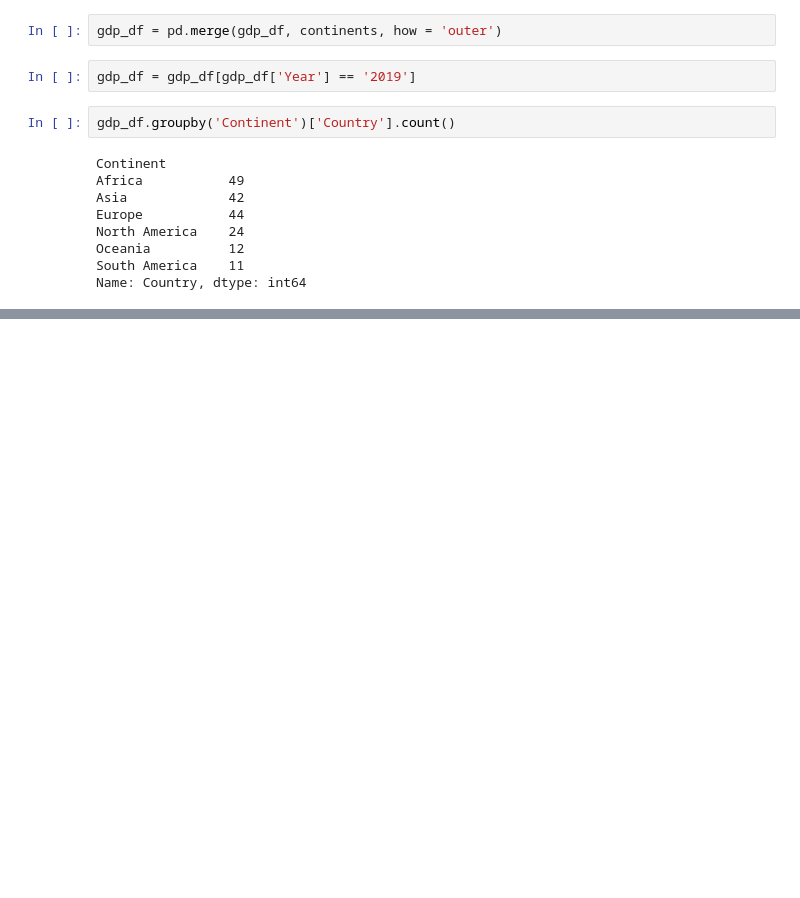
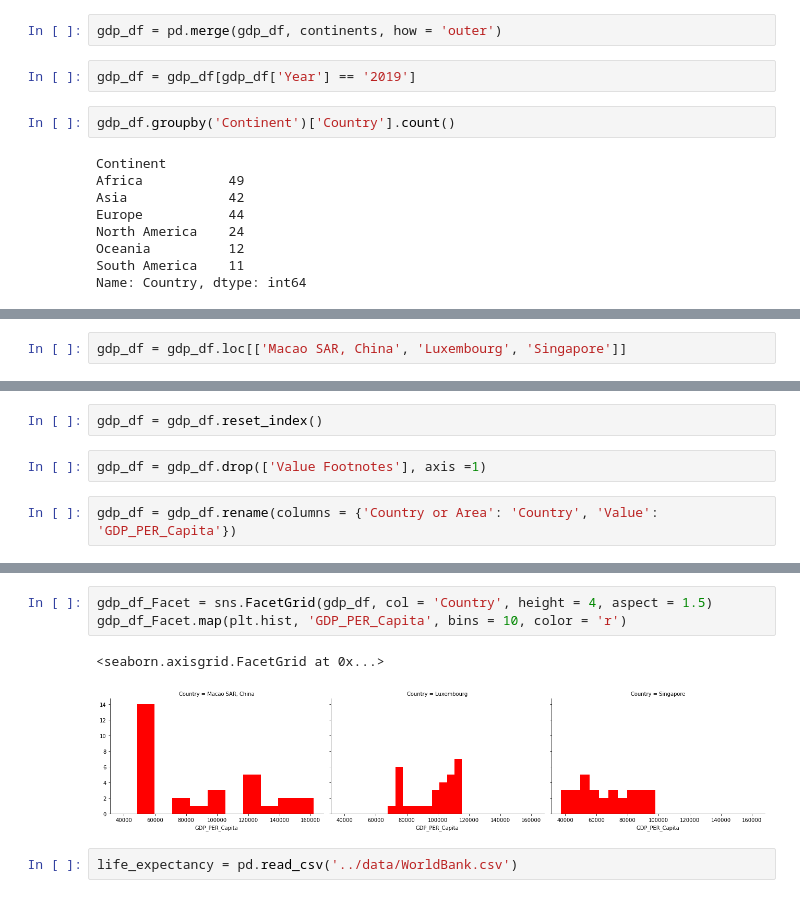
Before and after one commit to nss-data-science-cohort-6/un_data_question-tjsimpson524, a Jupyter notebook: notebooks/UN_Data_Exploration.ipynb, the cells around one changed output, grey strips where cells are left out. Cells and saved outputs as stored; diff of their text form; blank space fills up the shorter version.

```diff
--- a/notebooks/UN_Data_Exploration.ipynb
+++ b/notebooks/UN_Data_Exploration.ipynb
@@ -409,0 +459,2 @@ life_expectancy.melt(id_vars='Country Name')
+# %%
+gdp_df = gdp_df.loc[['Macao SAR, China', 'Luxembourg', 'Singapore']]
@@ -409,0 +478,6 @@ life_expectancy.melt(id_vars='Country Name')
+# %%
+gdp_df = gdp_df.reset_index()
+# %%
+gdp_df = gdp_df.drop(['Value Footnotes'], axis =1)
+# %%
+gdp_df = gdp_df.rename(columns = {'Country or Area': 'Country', 'Value': 'GDP_PER_Capita'})
@@ -409,0 +500,8 @@ life_expectancy.melt(id_vars='Country Name')
+# %%
+gdp_df_Facet = sns.FacetGrid(gdp_df, col = 'Country', height = 4, aspect = 1.5)
+gdp_df_Facet.map(plt.hist, 'GDP_PER_Capita', bins = 10, color = 'r')
+# %% [output]
+<seaborn.axisgrid.FacetGrid at 0x...>
+[figure, added]
+# %%
+life_expectancy = pd.read_csv('../data/WorldBank.csv')
```
Also changed, not shown: parts of 66 cells of this notebook.
